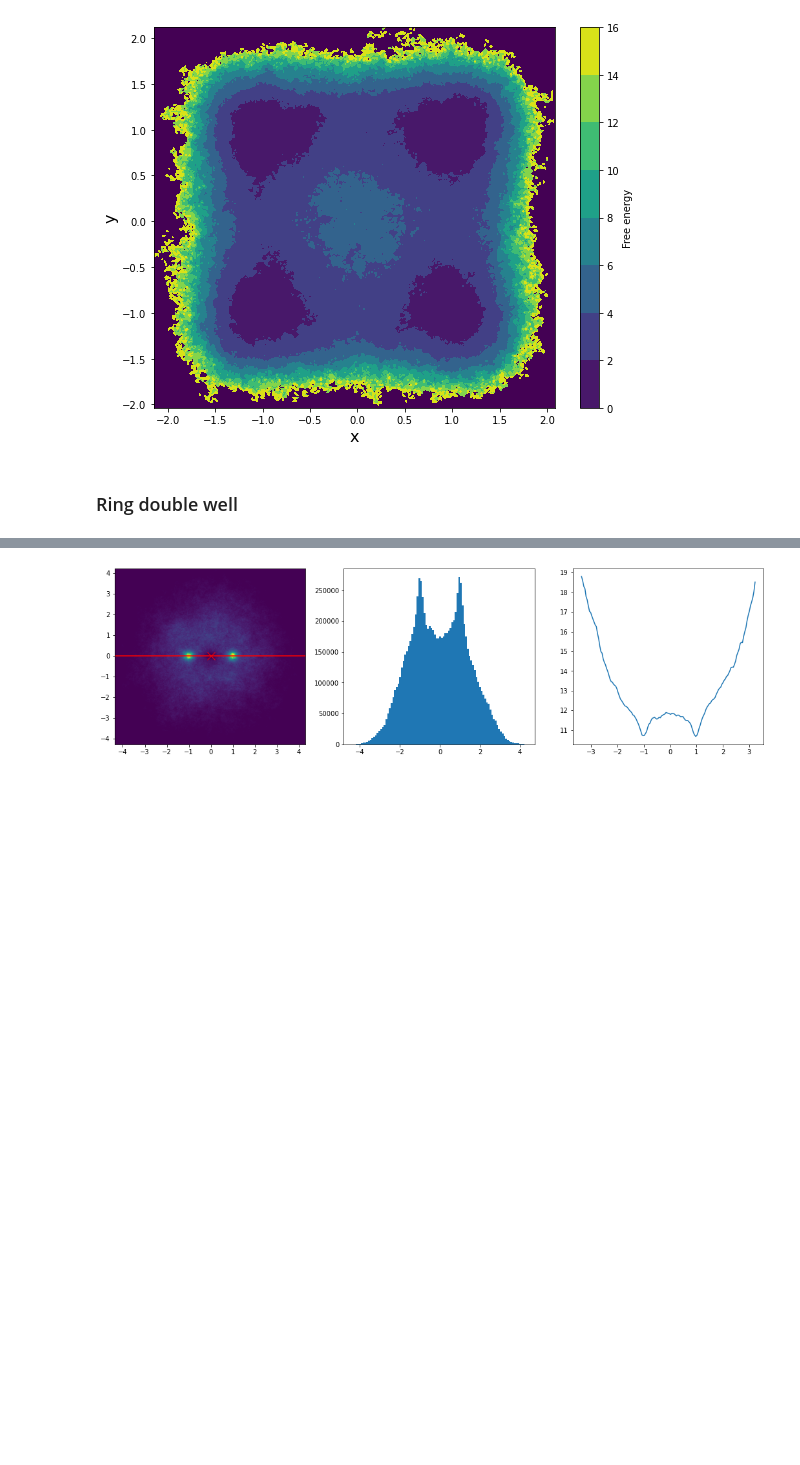
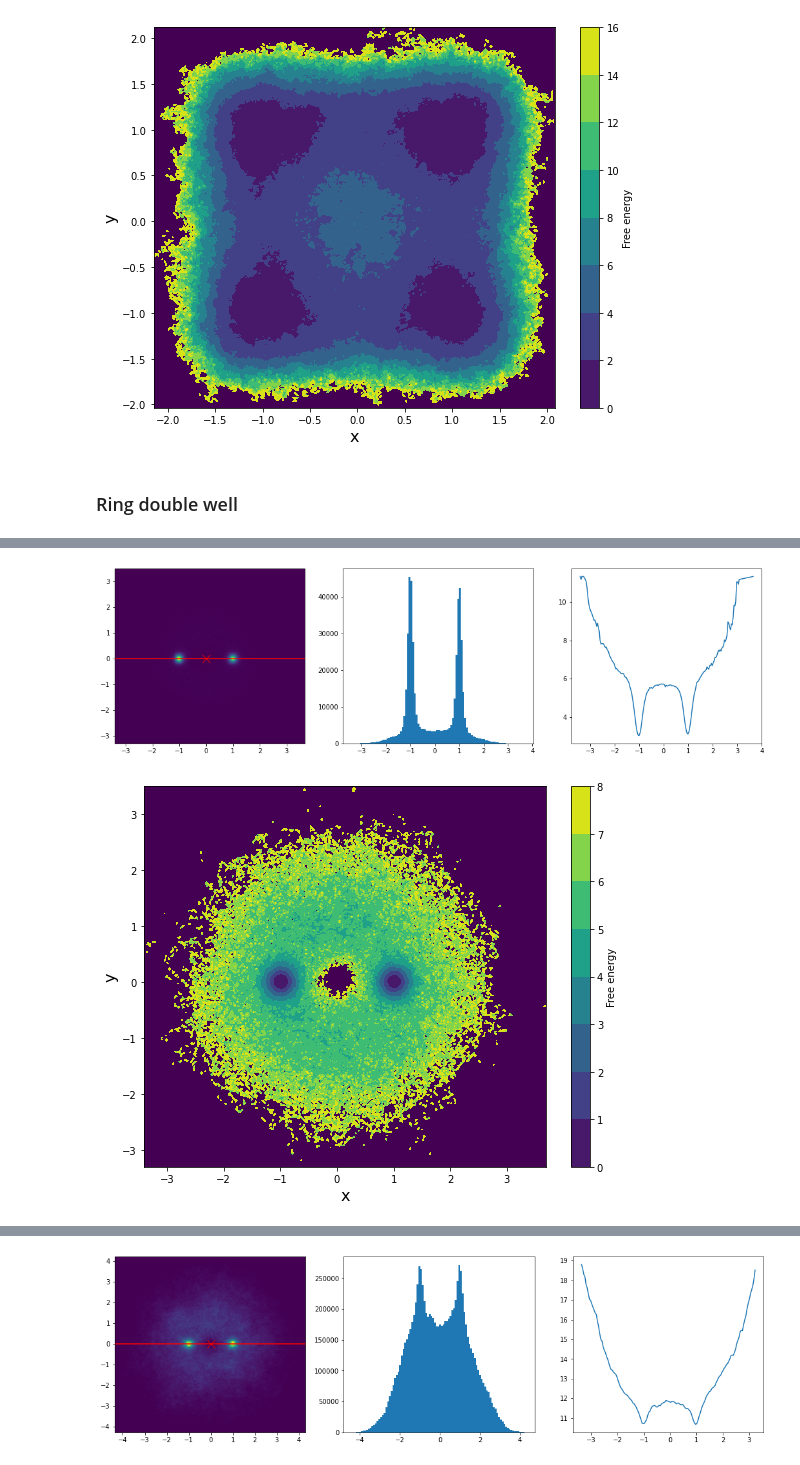
Before and after one commit to dominicp6/mdfeature, a Jupyter notebook: notebooks/EvaluationPipelineOnToyProblems.ipynb, the cells around one changed output, grey strips where cells are left out. Cells and saved outputs as stored; diff of their text form; code cells hidden in the pictures; blank space fills up the shorter version.

```diff
--- a/notebooks/EvaluationPipelineOnToyProblems.ipynb
+++ b/notebooks/EvaluationPipelineOnToyProblems.ipynb
@@ -253,0 +211,7 @@ ring_double_well_samples = ring_double_well_sampler.simulate(number_of_steps=300
+# %%
+#set beta consistently
+ring_double_well_projected_traj = plot_free_energy_slice([Q], 1, np.array([0,0]), 0, minimum_counts=5)
+plot_free_energy_surface([Q], 1)
+# %% [output]
+[figure, added]
+[figure, added]
```
Also changed, not shown: parts of 14 cells of this notebook, 5 other files.
